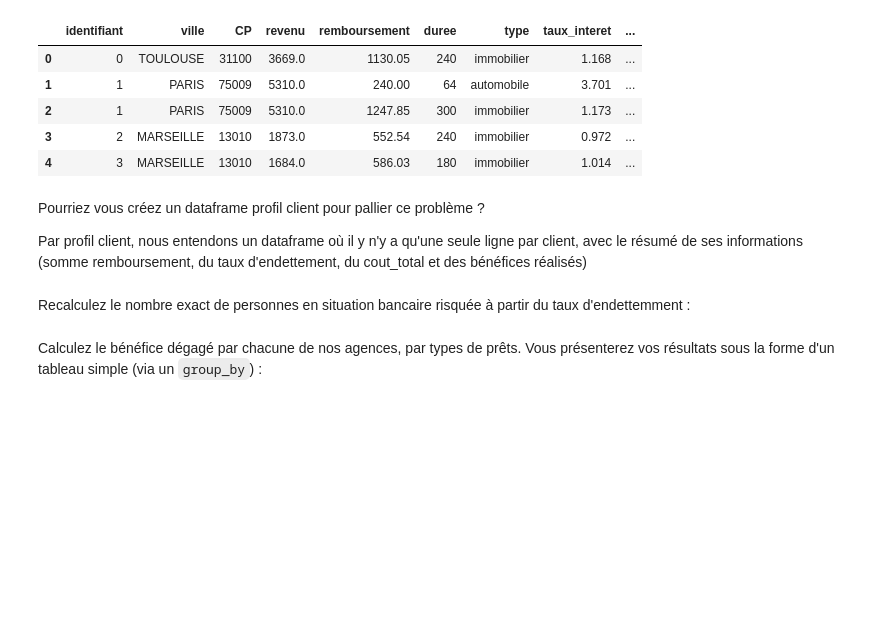
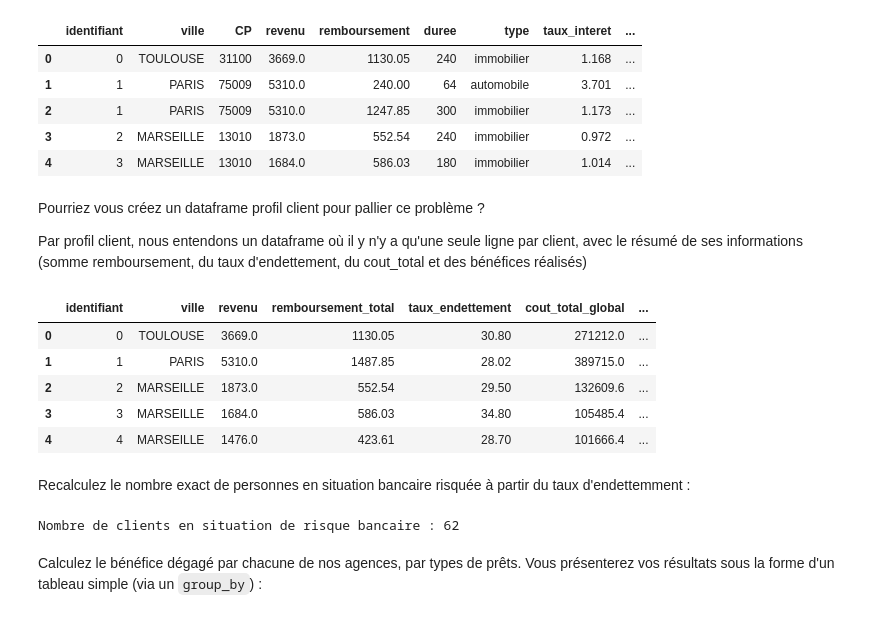
Before and after one commit to jfcwebcraft/jfcwebcraft, a Jupyter notebook: notebooks/P2/P2C4 - Agrégez des données avec Pandas.ipynb, the cells around one changed output. Drawn from its saved outputs; the diff is of its cells as text; code cells hidden in the pictures; blank space fills up the shorter version.

```diff
--- a/notebooks/P2/P2C4 - Agrégez des données avec Pandas.ipynb
+++ b/notebooks/P2/P2C4 - Agrégez des données avec Pandas.ipynb
@@ -41,7 +35,37 @@ prets.head()
 Pourriez vous créez un dataframe profil client pour pallier ce problème ?
 
 Par profil client, nous entendons un dataframe où il y n'y a qu'une seule ligne par client, avec le résumé de ses informations (somme remboursement, du taux d'endettement, du cout_total et des bénéfices réalisés)
+# %%
+profil_client = prets.groupby('identifiant').agg(
+    remboursement_total=('remboursement', 'sum'),
+    revenu=('revenu', 'first'),
+    ville=('ville', 'first'),
+    cout_total_global=('cout_total', 'sum'),
+    benefice_total=('benefices', 'sum')
+).reset_index()
+
+profil_client['taux_endettement'] = round(
+    (profil_client['remboursement_total'] * 100) / profil_client['revenu'], 2
+)
+
+profil_client = profil_client[['identifiant', 'ville', 'revenu', 'remboursement_total',
+                               'taux_endettement', 'cout_total_global', 'benefice_total']]
+
+profil_client.head()
+# %% [output]
+|  | identifiant | ville | revenu | remboursement_total | taux_endettement | cout_total_global | ... |
+| 0 | 0 | TOULOUSE | 3669.0 | 1130.05 | 30.80 | 271212.0 | ... |
+| 1 | 1 | PARIS | 5310.0 | 1487.85 | 28.02 | 389715.0 | ... |
+| 2 | 2 | MARSEILLE | 1873.0 | 552.54 | 29.50 | 132609.6 | ... |
+| 3 | 3 | MARSEILLE | 1684.0 | 586.03 | 34.80 | 105485.4 | ... |
+| 4 | 4 | MARSEILLE | 1476.0 | 423.61 | 28.70 | 101666.4 | ... |
 # %% [markdown]
 Recalculez le nombre exact de personnes en situation bancaire risquée à partir du taux d'endettemment :
+# %%
+clients_risque = profil_client[profil_client['taux_endettement'] > 35]
+
+print(f"Nombre de clients en situation de risque bancaire : {len(clients_risque)}")
+# %% [output]
+Nombre de clients en situation de risque bancaire : 62
 # %% [markdown]
 Calculez le bénéfice dégagé par chacune de nos agences, par types de prêts. Vous présenterez vos résultats sous la forme d'un tableau simple (via un `group_by`) :
```
Also changed, not shown: parts of 4 cells of this notebook.
